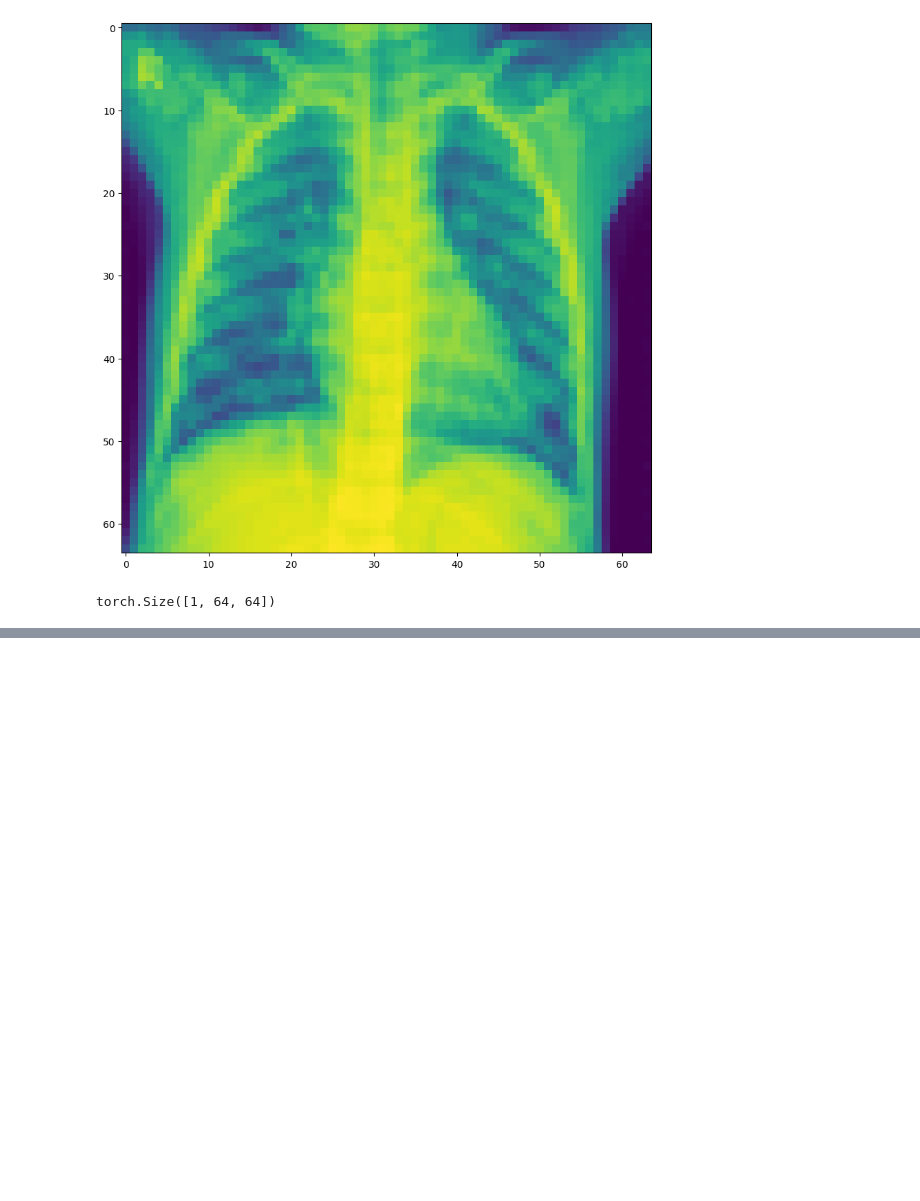
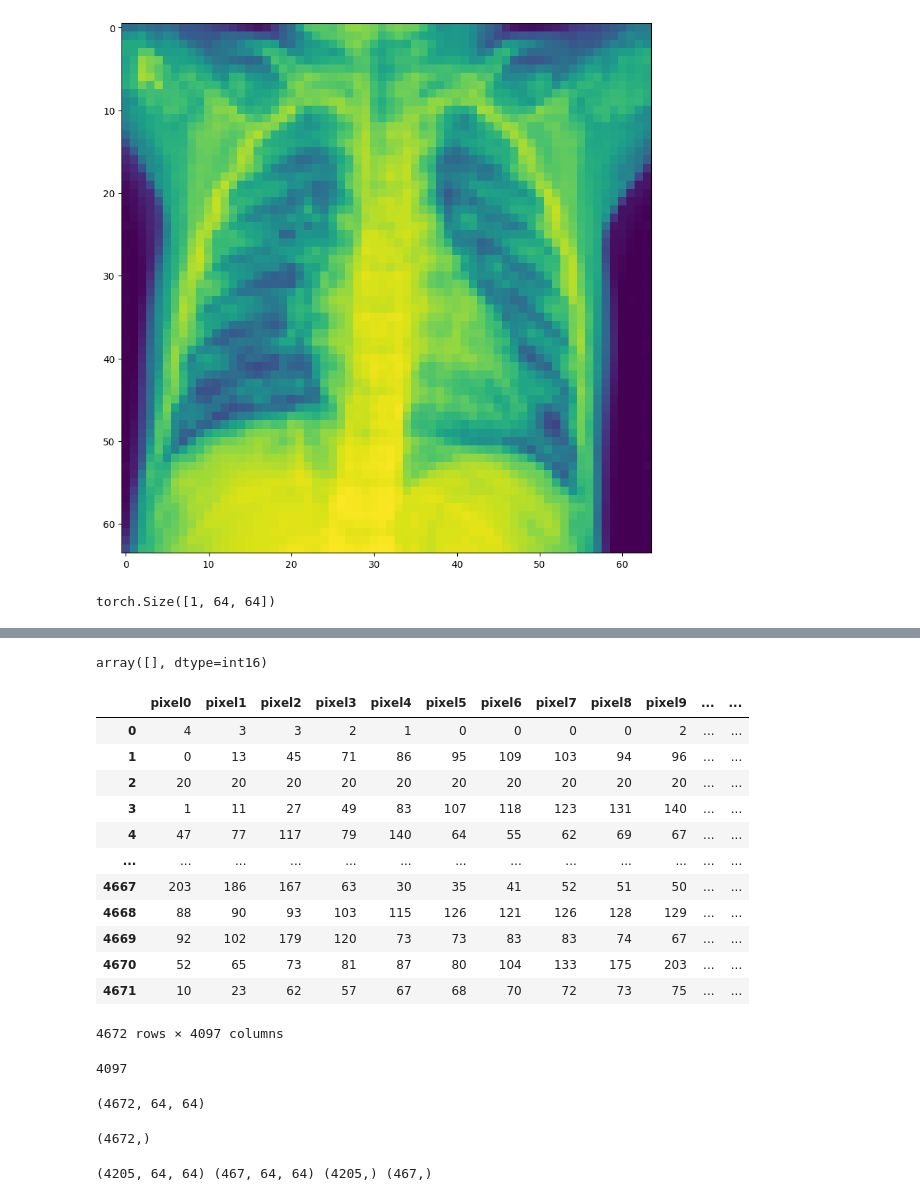
Before and after one commit to conor7276/chest-xray-research, a Jupyter notebook: models/PytorchData.ipynb, the cells around one changed output, grey strips where cells are left out. Cells and saved outputs as stored; diff of their text form; code cells hidden in the pictures; blank space fills up the shorter version.

Commit message:
Created data tensors

```diff
--- a/models/PytorchData.ipynb
+++ b/models/PytorchData.ipynb
@@ -156,0 +313,4 @@ torch.Size([1, 64, 64])
+# %%
+#Turn pandas df into np array
+#dimensions [[64,64],1] [[64x64 image], class_id]
+df = pd.read_csv('data/chest_xray_train.csv')
@@ -156,0 +319,57 @@ torch.Size([1, 64, 64])
+# %%
+df_np
+# %% [output]
+array([], dtype=int16)
+# %%
+df = df.drop(columns = ["file_name"]) # unnecessary column
+# %%
+df
+# %% [output]
+|  | pixel0 | pixel1 | pixel2 | pixel3 | pixel4 | pixel5 | pixel6 | pixel7 | pixel8 | pixel9 | ... | ... |
+| 0 | 4 | 3 | 3 | 2 | 1 | 0 | 0 | 0 | 0 | 2 | ... | ... |
+| 1 | 0 | 13 | 45 | 71 | 86 | 95 | 109 | 103 | 94 | 96 | ... | ... |
+| 2 | 20 | 20 | 20 | 20 | 20 | 20 | 20 | 20 | 20 | 20 | ... | ... |
+| 3 | 1 | 11 | 27 | 49 | 83 | 107 | 118 | 123 | 131 | 140 | ... | ... |
+| 4 | 47 | 77 | 117 | 79 | 140 | 64 | 55 | 62 | 69 | 67 | ... | ... |
+| ... | ... | ... | ... | ... | ... | ... | ... | ... | ... | ... | ... | ... |
+| 4667 | 203 | 186 | 167 | 63 | 30 | 35 | 41 | 52 | 51 | 50 | ... | ... |
+| 4668 | 88 | 90 | 93 | 103 | 115 | 126 | 121 | 126 | 128 | 129 | ... | ... |
+| 4669 | 92 | 102 | 179 | 120 | 73 | 73 | 83 | 83 | 74 | 67 | ... | ... |
+| 4670 | 52 | 65 | 73 | 81 | 87 | 80 | 104 | 133 | 175 | 203 | ... | ... |
+| 4671 | 10 | 23 | 62 | 57 | 67 | 68 | 70 | 72 | 73 | 75 | ... | ... |
+4672 rows × 4097 columns
+# %%
+
+columns_len = len(df.columns) # Get number of columns in dataframe
+print(columns_len)
+
+# We have to get the first image in order to initalize array
+first_img = df.iloc[0,0:columns_len-1].to_numpy()
+first_img = np.resize(first_img,(64,64))
+
+# Get first class to initalize array
+second = df.loc[0,"class_id"]
+
+df_X = np.array([first_img],dtype=np.int16) # Image Tensor
+
+df_y = np.array([second],dtype=np.int16) # Class Array
+
+for row in range(1,len(df)):
+
+    flattened_img = df.iloc[row,0:columns_len-1].to_numpy() # skip class_id
+    class_id = df.loc[row,"class_id"] # get class_id
+    matrix_img = np.resize(flattened_img,(64,64)) # turn flattened image back into 2d image
+
+
+    df_X = np.append(df_X, [matrix_img],axis = 0) # append image
+    df_y = np.append(df_y, class_id) # append class
+# %% [output]
+4097
+# %%
+df_X.shape
+# %% [output]
+(4672, 64, 64)
+# %%
+df_y.shape
+# %% [output]
+(4672,)
@@ -156,0 +379,4 @@ torch.Size([1, 64, 64])
+# %%
+print(X_train.shape,X_test.shape,y_train.shape,y_test.shape)
+# %% [output]
+(4205, 64, 64) (467, 64, 64) (4205,) (467,)
```
Also changed, not shown: parts of 32 cells of this notebook, 1 other file.
